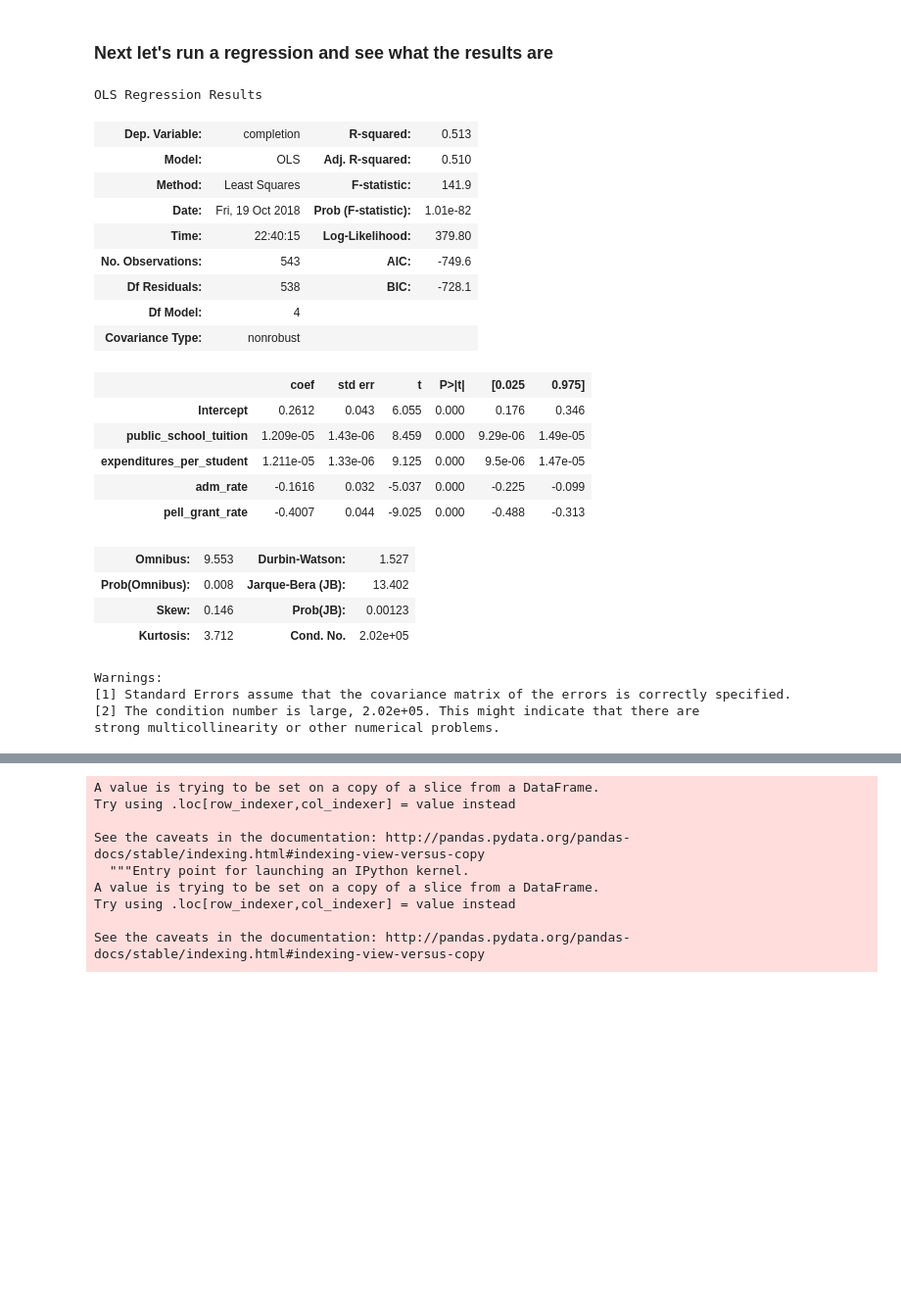
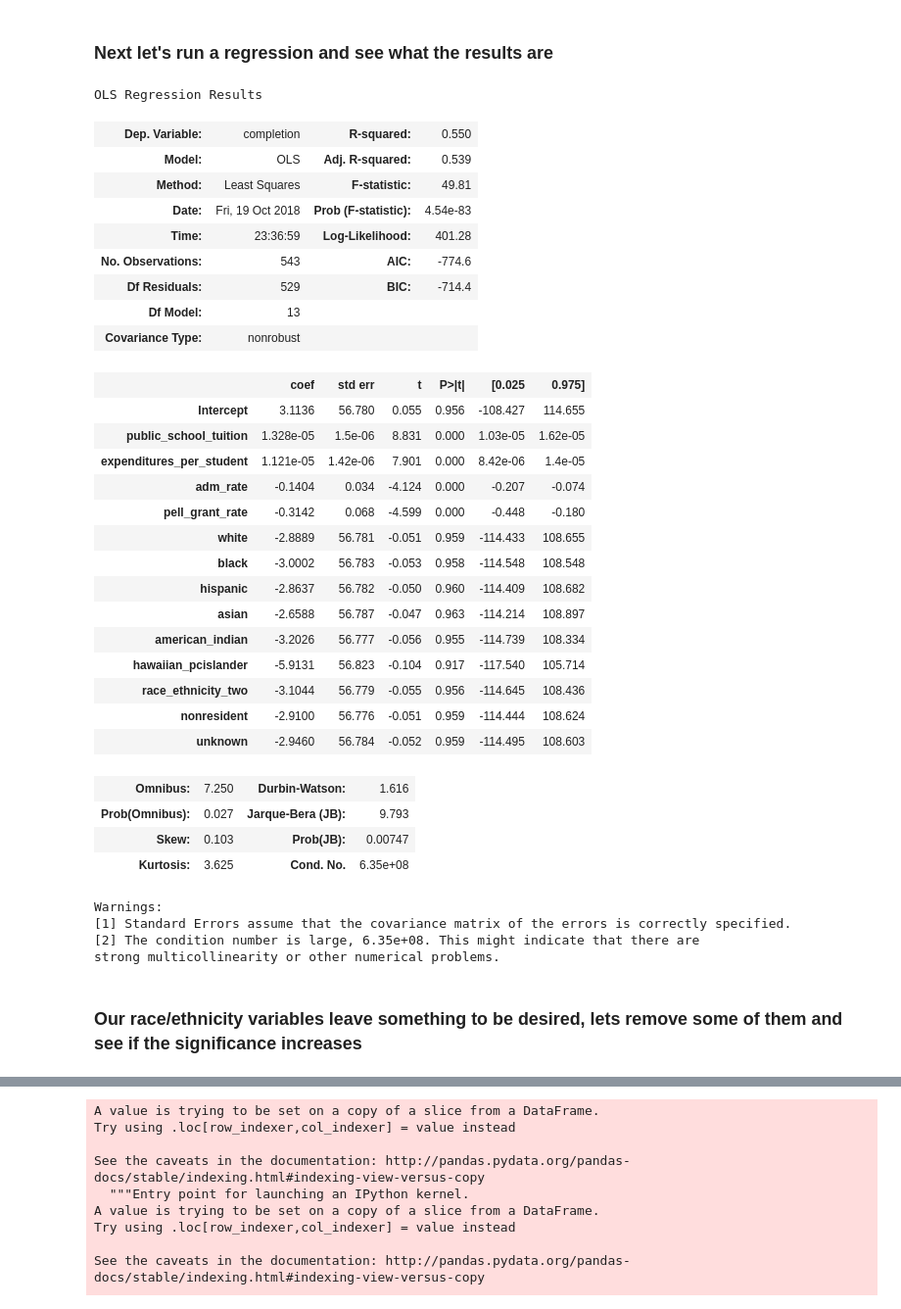
Before and after one commit to ibooth1/Group-Project, a Jupyter notebook: Group Project.ipynb, the cells around one changed output, grey strips where cells are left out. Shown at 98% size. Drawn from its saved outputs; the diff is of its cells as text; code cells hidden in the pictures; blank space fills up the shorter version.

Commit message:
Include race/ethnicity

```diff
--- a/Group Project.ipynb
+++ b/Group Project.ipynb
@@ -75,0 +78,10 @@ df.head()
+# %%
+df["white"] = dfraw["UGDS_WHITE"]
+df["black"] = dfraw["UGDS_BLACK"]
+df["hispanic"] = dfraw["UGDS_HISP"]
+df["asian"] = dfraw["UGDS_ASIAN"]
+df["american_indian"] = dfraw["UGDS_AIAN"]
+df["hawaiian_pcislander"] = dfraw["UGDS_NHPI"]
+df["race_ethnicity_two"] =dfraw["UGDS_2MOR"]
+df["nonresident"] = dfraw["UGDS_NRA"]
+df["unknown"] = dfraw["UGDS_UNKN"]
@@ -103,30 +142,41 @@ See the caveats in the documentation: http://pandas.pydata.org/pandas-docs/stabl
 # %%
 import statsmodels.formula.api as sm
 
-reg1 = sm.ols(formula='completion ~ public_school_tuition + expenditures_per_student + adm_rate + pell_grant_rate', data=df).fit()
+reg1 = sm.ols(formula='completion ~ public_school_tuition + expenditures_per_student + adm_rate + pell_grant_rate + white + black + hispanic + asian + american_indian + hawaiian_pcislander + race_ethnicity_two + nonresident + unknown', data=df).fit()
 reg1.summary()
 # %% [output]
 OLS Regression Results
-| Dep. Variable: | completion | R-squared: | 0.513 |
-| Model: | OLS | Adj. R-squared: | 0.510 |
-| Method: | Least Squares | F-statistic: | 141.9 |
-| Date: | Fri, 19 Oct 2018 | Prob (F-statistic): | 1.01e-82 |
-| Time: | 22:40:15 | Log-Likelihood: | 379.80 |
-| No. Observations: | 543 | AIC: | -749.6 |
-| Df Residuals: | 538 | BIC: | -728.1 |
-| Df Model: | 4 |  |  |
+| Dep. Variable: | completion | R-squared: | 0.550 |
+| Model: | OLS | Adj. R-squared: | 0.539 |
+| Method: | Least Squares | F-statistic: | 49.81 |
+| Date: | Fri, 19 Oct 2018 | Prob (F-statistic): | 4.54e-83 |
+| Time: | 23:36:59 | Log-Likelihood: | 401.28 |
+| No. Observations: | 543 | AIC: | -774.6 |
+| Df Residuals: | 529 | BIC: | -714.4 |
+| Df Model: | 13 |  |  |
 | Covariance Type: | nonrobust |  |  |
 |  | coef | std err | t | P>|t| | [0.025 | 0.975] |
-| Intercept | 0.2612 | 0.043 | 6.055 | 0.000 | 0.176 | 0.346 |
-| public_school_tuition | 1.209e-05 | 1.43e-06 | 8.459 | 0.000 | 9.29e-06 | 1.49e-05 |
-| expenditures_per_student | 1.211e-05 | 1.33e-06 | 9.125 | 0.000 | 9.5e-06 | 1.47e-05 |
-| adm_rate | -0.1616 | 0.032 | -5.037 | 0.000 | -0.225 | -0.099 |
-| pell_grant_rate | -0.4007 | 0.044 | -9.025 | 0.000 | -0.488 | -0.313 |
+| Intercept | 3.1136 | 56.780 | 0.055 | 0.956 | -108.427 | 114.655 |
+| public_school_tuition | 1.328e-05 | 1.5e-06 | 8.831 | 0.000 | 1.03e-05 | 1.62e-05 |
+| expenditures_per_student | 1.121e-05 | 1.42e-06 | 7.901 | 0.000 | 8.42e-06 | 1.4e-05 |
+| adm_rate | -0.1404 | 0.034 | -4.124 | 0.000 | -0.207 | -0.074 |
+| pell_grant_rate | -0.3142 | 0.068 | -4.599 | 0.000 | -0.448 | -0.180 |
+| white | -2.8889 | 56.781 | -0.051 | 0.959 | -114.433 | 108.655 |
+| black | -3.0002 | 56.783 | -0.053 | 0.958 | -114.548 | 108.548 |
+| hispanic | -2.8637 | 56.782 | -0.050 | 0.960 | -114.409 | 108.682 |
+| asian | -2.6588 | 56.787 | -0.047 | 0.963 | -114.214 | 108.897 |
+| american_indian | -3.2026 | 56.777 | -0.056 | 0.955 | -114.739 | 108.334 |
+| hawaiian_pcislander | -5.9131 | 56.823 | -0.104 | 0.917 | -117.540 | 105.714 |
+| race_ethnicity_two | -3.1044 | 56.779 | -0.055 | 0.956 | -114.645 | 108.436 |
+| nonresident | -2.9100 | 56.776 | -0.051 | 0.959 | -114.444 | 108.624 |
+| unknown | -2.9460 | 56.784 | -0.052 | 0.959 | -114.495 | 108.603 |
-| Omnibus: | 9.553 | Durbin-Watson: | 1.527 |
-| Prob(Omnibus): | 0.008 | Jarque-Bera (JB): | 13.402 |
-| Skew: | 0.146 | Prob(JB): | 0.00123 |
-| Kurtosis: | 3.712 | Cond. No. | 2.02e+05 |
+| Omnibus: | 7.250 | Durbin-Watson: | 1.616 |
+| Prob(Omnibus): | 0.027 | Jarque-Bera (JB): | 9.793 |
+| Skew: | 0.103 | Prob(JB): | 0.00747 |
+| Kurtosis: | 3.625 | Cond. No. | 6.35e+08 |
 Warnings:
 [1] Standard Errors assume that the covariance matrix of the errors is correctly specified.
-[2] The condition number is large, 2.02e+05. This might indicate that there are
+[2] The condition number is large, 6.35e+08. This might indicate that there are
 strong multicollinearity or other numerical problems.
+# %% [markdown]
+### Our race/ethnicity variables leave something to be desired, lets remove some of them and see if the significance increases
```
Also changed, not shown: parts of 17 cells of this notebook.
